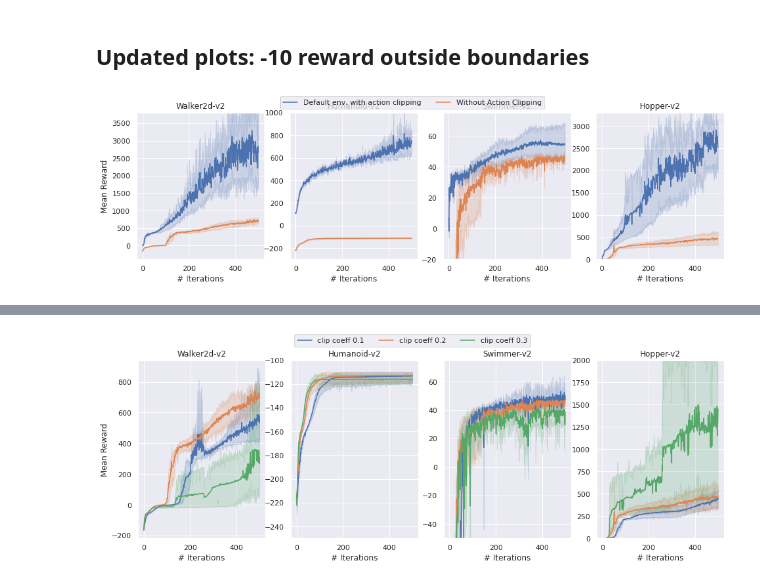
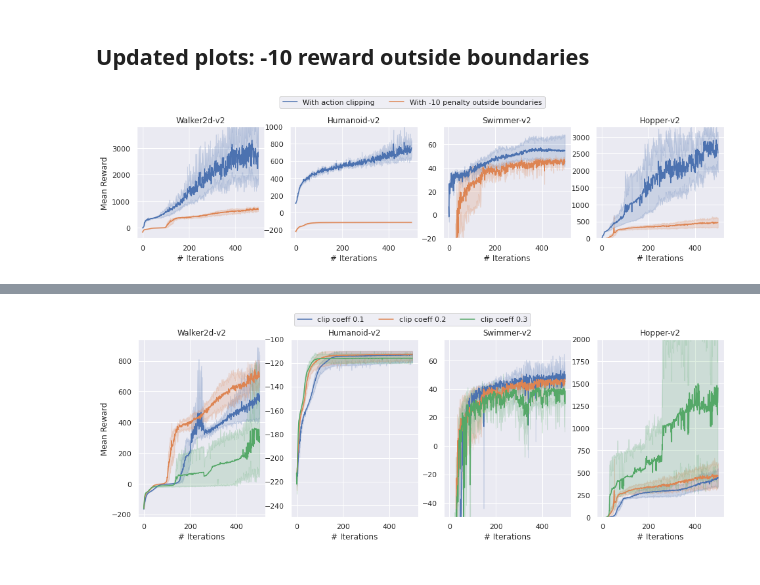
Before and after one commit to chloechsu/code-for-paper, a Jupyter notebook: analysis/strict_action_bounds.ipynb, the cells around one changed output, grey strips where cells are left out. Saved outputs shown, nothing was run; the diff lists cells and outputs as text; code cells hidden in the pictures.

```diff
--- a/analysis/strict_action_bounds.ipynb
+++ b/analysis/strict_action_bounds.ipynb
@@ -13,6 +13,8 @@ def filter_df(df, **kwargs):
     return df
 # %%
 r = readers.CollectionReader('../src/strict_bds/agents')
+# %%
+r_beta = readers.CollectionReader('../src/beta_no_action_clip/agents')
 # %%
 r_base = readers.CollectionReader('../src/base_exp/agents')
 # %%
@@ -29,8 +31,8 @@ code_level_opts = {
       'norm_advantages': [True, False],
 }
 # %%
-metadata = pd.concat([r.df('metadata'), r_base.df('metadata')])
-opt = pd.concat([r.df('optimization'), r_base.df('optimization')])
+metadata = pd.concat([r.df('metadata'), r_base.df('metadata'), r_beta.df('metadata')])
+opt = pd.concat([r.df('optimization'), r_base.df('optimization'), r_beta.df('optimization')])
 opt['opt_step'] = opt.index
 key_metadata = metadata[['exp_id', 'game'] + list(code_level_opts.keys())]
 opt = opt.merge(key_metadata, on='exp_id')
@@ -50,36 +52,37 @@ opt = opt.replace(np.nan, False)
 # %%
 # Plot setup
 # CLIP, no adjust std
-fig, ax = plt.subplots(1, 4, figsize=(16,4))
+fig, ax = plt.subplots(1, 4, figsize=(16,3.5))
 
 for j, g in enumerate(games):
     filt = filter_df(opt, game=g, clip_eps=0.2, kl_penalty_coeff=0.0, norm_rewards='returns',
                      strict_action_bounds=False, adjust_init_std=False,
                      policy_net_type='CtsPolicy', norm_advantages=True)
     sns.lineplot(filt.opt_step, filt.mean_reward, n_boot=1000,
-                 ax=ax.flatten()[j], label=f"Default env, with action clipping", legend=False)
+                 ax=ax.flatten()[j], label=f"With action clipping", legend=False)
     filt = filter_df(opt, game=g, clip_eps=0.2, kl_penalty_coeff=0.0, norm_rewards='returns',
                      strict_action_bounds=True, adjust_init_std=False, policy_net_type='CtsPolicy',
                      norm_advantages=True)
     sns.lineplot(filt.opt_step, filt.mean_reward, n_boot=1000,
-                 ax=ax.flatten()[j], label=f"Without Action Clipping", legend=False)
+                 ax=ax.flatten()[j], label=f"With -10 penalty outside boundaries", legend=False)
     ax[j].set_title(g)
 
 for a in ax.flatten():
     a.set_ylabel('')
     a.set_xlabel('')
 ax[0].set_ylabel('Mean Reward')
 for a in ax:
     a.set_xlabel('# Iterations')
 ax[0].set_ylim([None, 3800])
 ax[1].set_ylim([-300, 1000])
 ax[2].set_ylim([-20, 75])
 ax[3].set_ylim([0, 3300])
 fig.subplots_adjust(top=0.9)
 
 handles, labels = ax[0].get_legend_handles_labels()
 fig.legend(handles, labels, loc='upper center', ncol=3)
+fig.subplots_adjust(top=0.8)
 
 plt.show()
 # %% [output]
-[figure, old version]
+[figure, new version]
```
Also changed, not shown: parts of 4 cells of this notebook, 11 other files.
